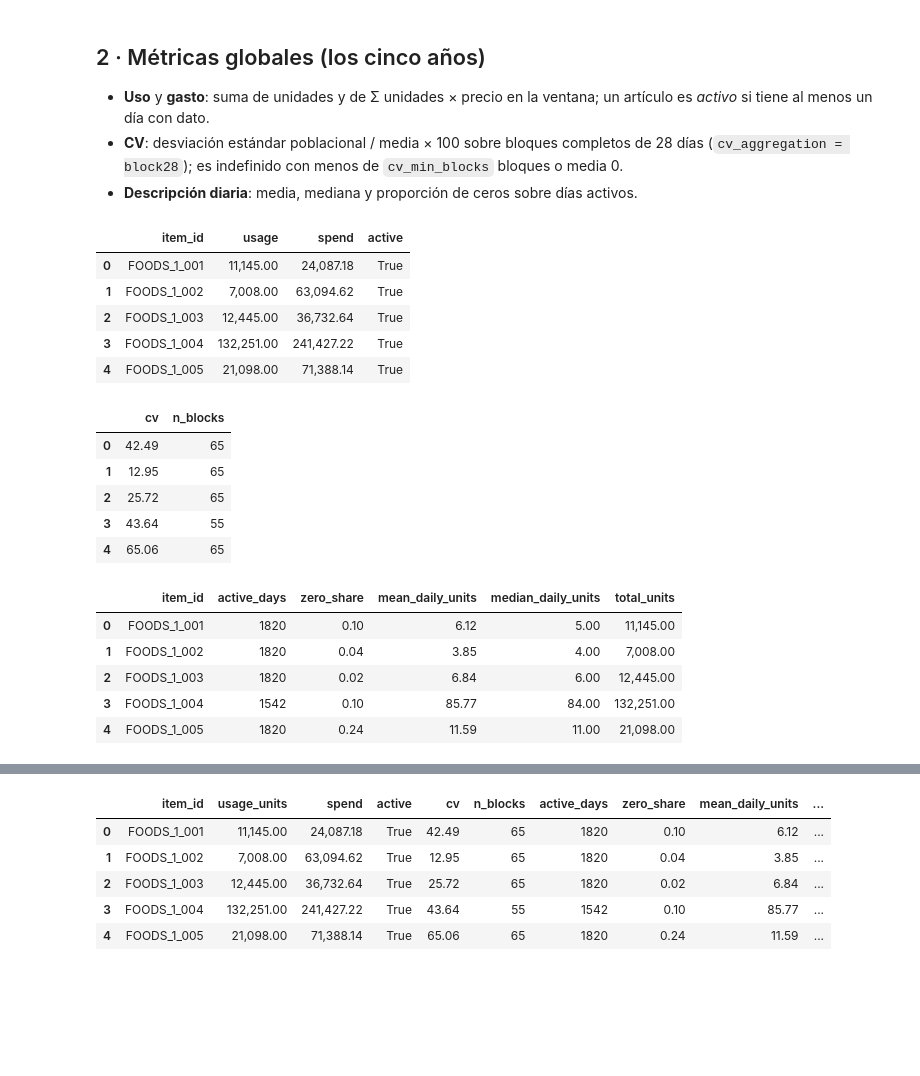
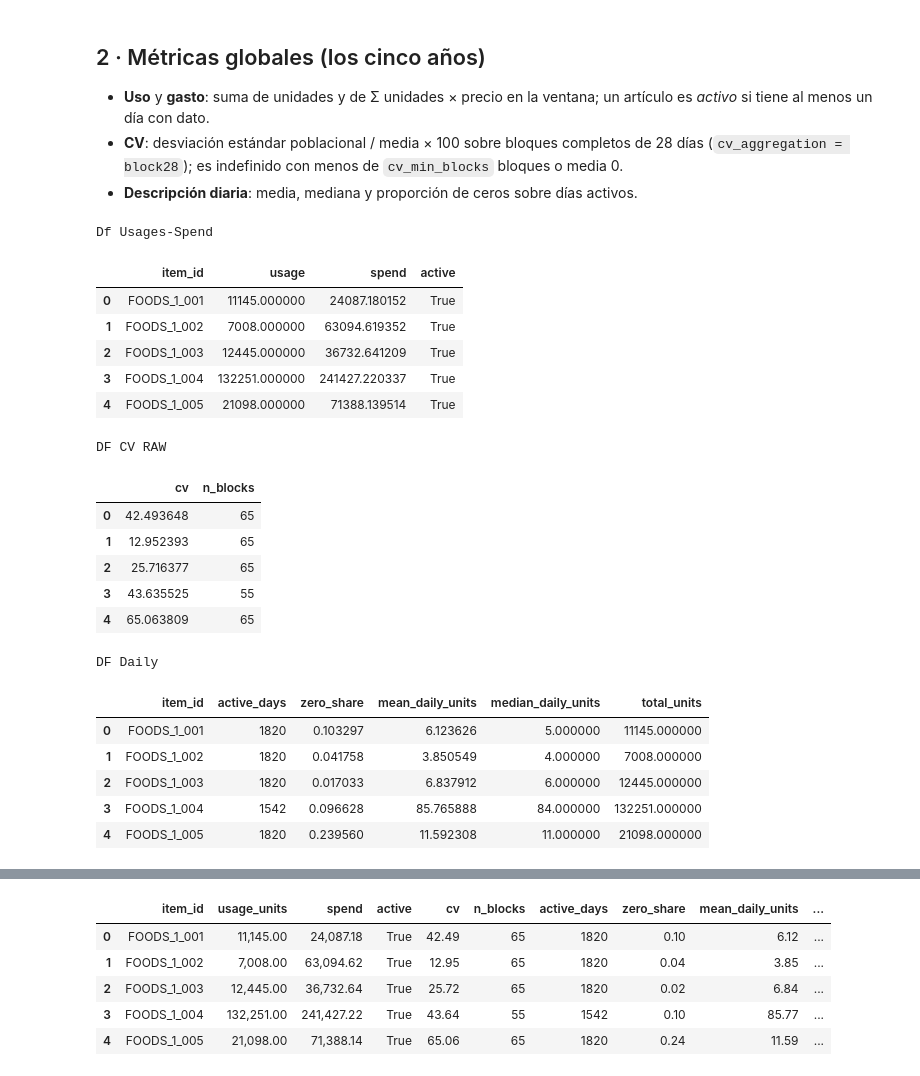
Before and after one commit to JoseSalas98/demand-forecasting-replenishment, a Jupyter notebook: notebooks/02_eda_five_years.ipynb, the cells around one changed output, grey strips where cells are left out. Cells and saved outputs as stored; diff of their text form; code cells hidden in the pictures; blank space fills up the shorter version.

```diff
--- a/notebooks/02_eda_five_years.ipynb
+++ b/notebooks/02_eda_five_years.ipynb
@@ -165,34 +171,37 @@ ventana global: d_122 a d_1941 (1820 días)
 # %%
 # Uso y gasto por artículo.
 usage_spend = compute_usage_spend(source_data_artifact["item_units"], source_data_artifact["item_spend"], start_d, end_d)
 usage_spend.insert(0, "item_id", item_ids)
-display(usage_spend.head())
+display(usage_spend.head().style.set_caption("Df Usages-Spend"))
 
 # CV por artículo.
 cv_df = compute_cv(
     source_data_artifact["item_units"], start_d, end_d, seg["cv_aggregation"], seg["cv_min_blocks"], source_data_artifact["week_of_day"]
 )
-display(cv_df.head())
+display(cv_df.head().style.set_caption("DF CV RAW"))
 
 # Media, mediana y proporción de ceros por día.
 daily = describe_items(source_data_artifact, start_d, end_d)
-display(daily.head())
+display(daily.head().style.set_caption("DF Daily"))
 # %% [output]
+Df Usages-Spend
 |  | item_id | usage | spend | active |
-| 0 | FOODS_1_001 | 11,145.00 | 24,087.18 | True |
-| 1 | FOODS_1_002 | 7,008.00 | 63,094.62 | True |
-| 2 | FOODS_1_003 | 12,445.00 | 36,732.64 | True |
-| 3 | FOODS_1_004 | 132,251.00 | 241,427.22 | True |
-| 4 | FOODS_1_005 | 21,098.00 | 71,388.14 | True |
+| 0 | FOODS_1_001 | 11145.000000 | 24087.180152 | True |
+| 1 | FOODS_1_002 | 7008.000000 | 63094.619352 | True |
+| 2 | FOODS_1_003 | 12445.000000 | 36732.641209 | True |
+| 3 | FOODS_1_004 | 132251.000000 | 241427.220337 | True |
+| 4 | FOODS_1_005 | 21098.000000 | 71388.139514 | True |
+DF CV RAW
 |  | cv | n_blocks |
-| 0 | 42.49 | 65 |
-| 1 | 12.95 | 65 |
-| 2 | 25.72 | 65 |
-| 3 | 43.64 | 55 |
-| 4 | 65.06 | 65 |
+| 0 | 42.493648 | 65 |
+| 1 | 12.952393 | 65 |
+| 2 | 25.716377 | 65 |
+| 3 | 43.635525 | 55 |
+| 4 | 65.063809 | 65 |
+DF Daily
 |  | item_id | active_days | zero_share | mean_daily_units | median_daily_units | total_units |
-| 0 | FOODS_1_001 | 1820 | 0.10 | 6.12 | 5.00 | 11,145.00 |
-| 1 | FOODS_1_002 | 1820 | 0.04 | 3.85 | 4.00 | 7,008.00 |
-| 2 | FOODS_1_003 | 1820 | 0.02 | 6.84 | 6.00 | 12,445.00 |
-| 3 | FOODS_1_004 | 1542 | 0.10 | 85.77 | 84.00 | 132,251.00 |
-| 4 | FOODS_1_005 | 1820 | 0.24 | 11.59 | 11.00 | 21,098.00 |
+| 0 | FOODS_1_001 | 1820 | 0.103297 | 6.123626 | 5.000000 | 11145.000000 |
+| 1 | FOODS_1_002 | 1820 | 0.041758 | 3.850549 | 4.000000 | 7008.000000 |
+| 2 | FOODS_1_003 | 1820 | 0.017033 | 6.837912 | 6.000000 | 12445.000000 |
+| 3 | FOODS_1_004 | 1542 | 0.096628 | 85.765888 | 84.000000 | 132251.000000 |
+| 4 | FOODS_1_005 | 1820 | 0.239560 | 11.592308 | 11.000000 | 21098.000000 |
```
Also changed, not shown: parts of 67 cells of this notebook, 1 other file.
